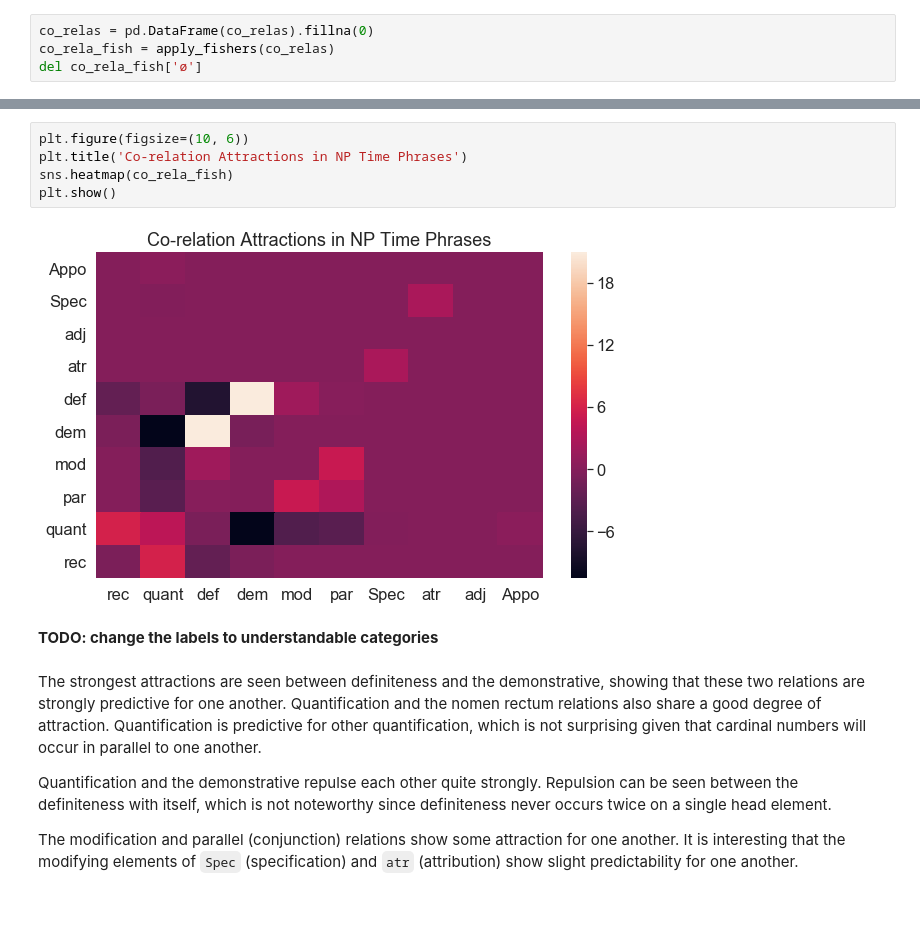
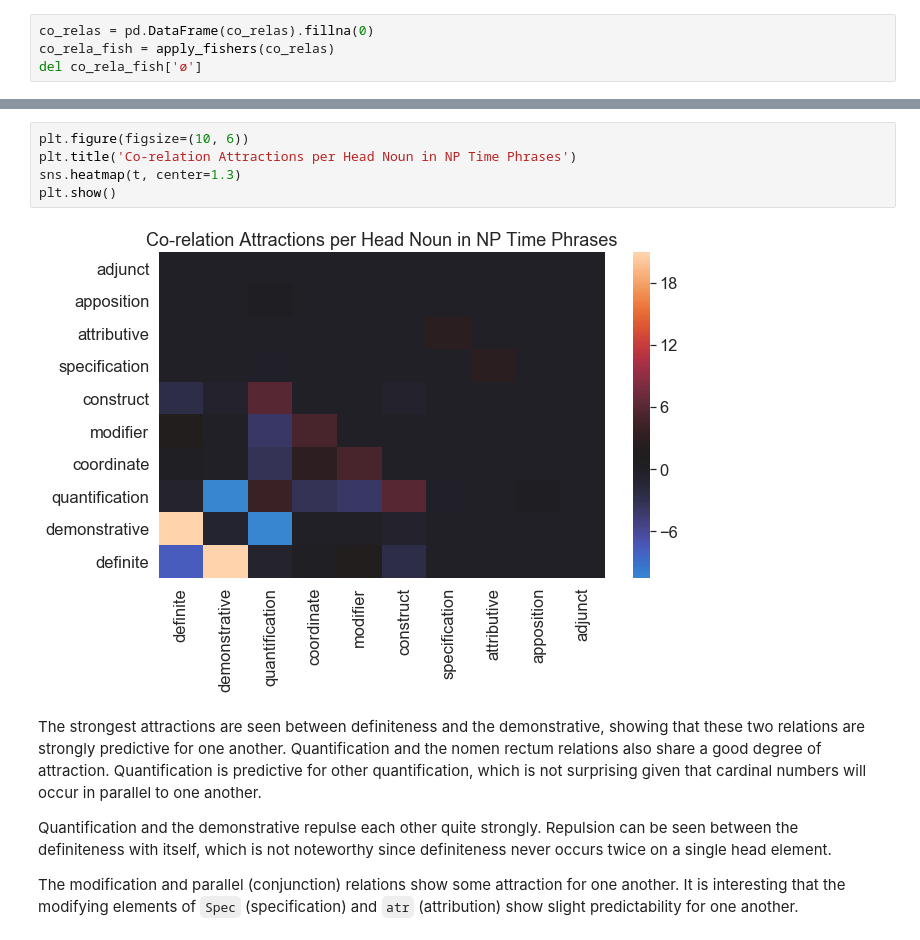
Before and after one commit to CambridgeSemiticsLab/BH_time_collocations, a Jupyter notebook: analysis/SBH_time_expressions.ipynb, the cells around one changed output, grey strips where cells are left out. Cells and saved outputs as stored; diff of their text form; blank space fills up the shorter version.

Commit message:
order heatmap and new labels

```diff
--- a/analysis/SBH_time_expressions.ipynb
+++ b/analysis/SBH_time_expressions.ipynb
@@ -1177,12 +1198,10 @@ del co_rela_fish['ø']
 # %%
 plt.figure(figsize=(10, 6))
-plt.title('Co-relation Attractions in NP Time Phrases')
-sns.heatmap(co_rela_fish)
+plt.title('Co-relation Attractions per Head Noun in NP Time Phrases')
+sns.heatmap(t, center=1.3)
 plt.show()
 # %% [output]
-[figure, old version]
+[figure, new version]
-# %% [markdown]
-**TODO: change the labels to understandable categories**
 # %% [markdown]
 The strongest attractions are seen between definiteness and the demonstrative, showing that these two relations are strongly predictive for one another. Quantification and the nomen rectum relations also share a good degree of attraction. Quantification is predictive for other quantification, which is not surprising given that cardinal numbers will occur in parallel to one another.
 
```
Also changed, not shown: parts of 13 cells of this notebook.
